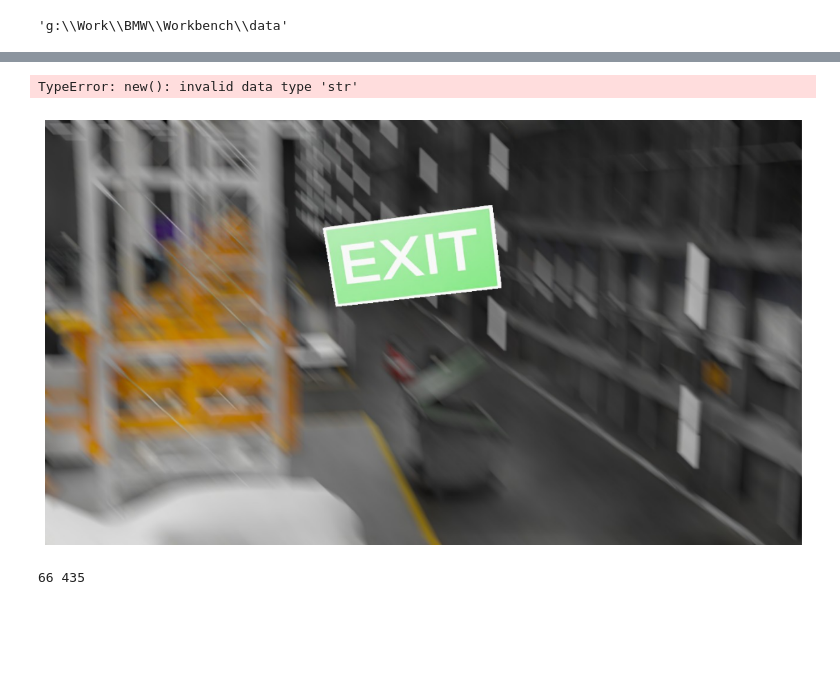
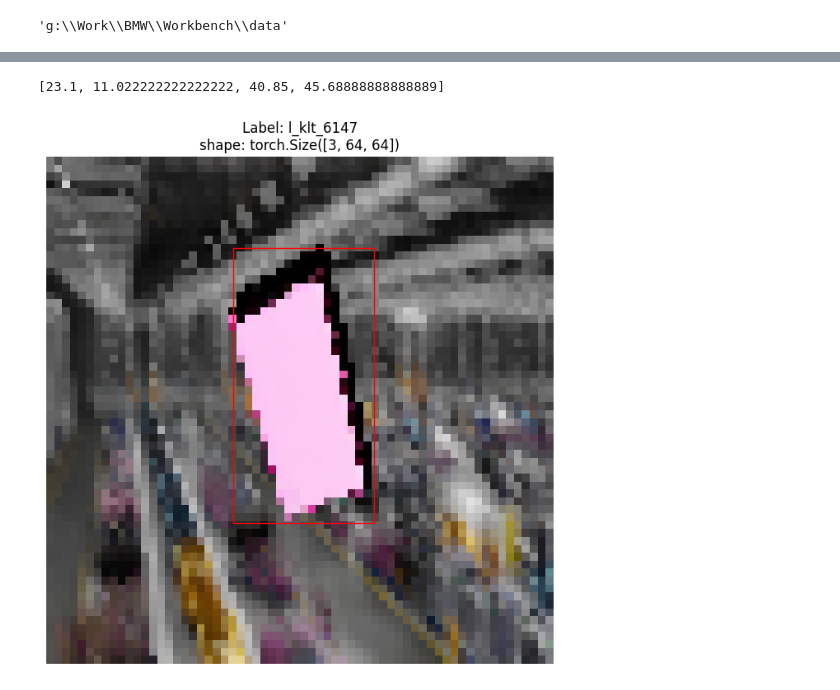
Before and after one commit to latheeshvm/Sordi, a Jupyter notebook: ai.ipynb, the cells around one changed output, grey strips where cells are left out. Saved outputs shown, nothing was run; the diff lists cells and outputs as text; code cells hidden in the pictures; blank space fills up the shorter version.

Commit message:
ai Data Set

```diff
--- a/ai.ipynb
+++ b/ai.ipynb
@@ -82,7 +82,7 @@ class ImageDetection(Dataset):
             pen_y =  transformed_image_shape[2]  /image_shape[2]
 
         for i in range(len(df1)):
-            return img_file, df1["ObjectClassName"][i],df1["ObjectClassId"][i],  df1["Id"][i]  , df1["Left"][i] * pen_y, df1["Top"][i] * pen_x, df1["Right"][i] * pen_y, df1["Bottom"][i] *pen_x
+            return image, df1["ObjectClassName"][i],df1["ObjectClassId"][i],  df1["Id"][i]  , df1["Left"][i] * pen_y, df1["Top"][i] * pen_x, df1["Right"][i] * pen_y, df1["Bottom"][i] *pen_x
 
 transform = transforms.Compose([
     transforms.Resize(size=(64, 64)),  # Resize the image to 256x256  # Crop the image to 224x224
@@ -104,47 +113,41 @@ def display_random_images(data_set, n = 10, display_shape = True, seed = None):
     if n > 10:
         n = 10
         display_shape = False
 
     if seed:
         np.random.seed(seed)
 
     random_sample_idx = np.random.randint(0, len(data_set), n)
 
     plt.figure(figsize=(16,8))
 
     for i,idx in enumerate(random_sample_idx):
         b_image, class_name, class_id, image_id , left, top, right, bottom = data_set.__getitem__(idx)
 
-        # targ_image_adjust = b_image.permute(1,2,0)
+        targ_image_adjust = b_image.permute(1,2,0)
 
         plt.subplot(1, n, i+1)
-        # plt.imshow(b_image)
-
-        # convert image url to plt image
-        plt.imshow(Image.open(b_image))
-
+        plt.imshow(targ_image_adjust)
         plt.axis('off')
 
         title = f"Label: {class_name}"
-        # title = title + f"\nshape: {torch.Tensor(b_image).shape}"
+        title = title + f"\nshape: {b_image.shape}"
 
         # matplotlib create bouding box from coordinates
         targ_bbox = [left, top, right, bottom]
         print(targ_bbox)
         rect = plt.Rectangle((left, top), right - left, bottom - top, fill=False, color='red')
         plt.gca().add_patch(rect)
         plt.title(title)
 
 
 display_random_images(data_set, 1, seed = 0)
 # %% [output]
-TypeError: new(): invalid data type 'str'
+[23.1, 11.022222222222222, 40.85, 45.68888888888889]
-[figure, old version]
+[figure, new version]
 # %%
 train_data_set, test_data_set = torch.utils.data.random_split(data_set, [int(len(data_set)*0.75), int(len(data_set)*0.25)+1])
 BATCH_SIZE = 34
 NUM_WORKERS = os.cpu_count()
 train_data_loader_custom = DataLoader(dataset=train_data_set, batch_size=BATCH_SIZE, shuffle=True, num_workers=NUM_WORKERS)
 test_data_loader_custom = DataLoader(dataset=test_data_set, batch_size=BATCH_SIZE, shuffle=False, num_workers=NUM_WORKERS )
-# %% [output]
-66 435
```
Also changed, not shown: parts of 1 cell of this notebook.
